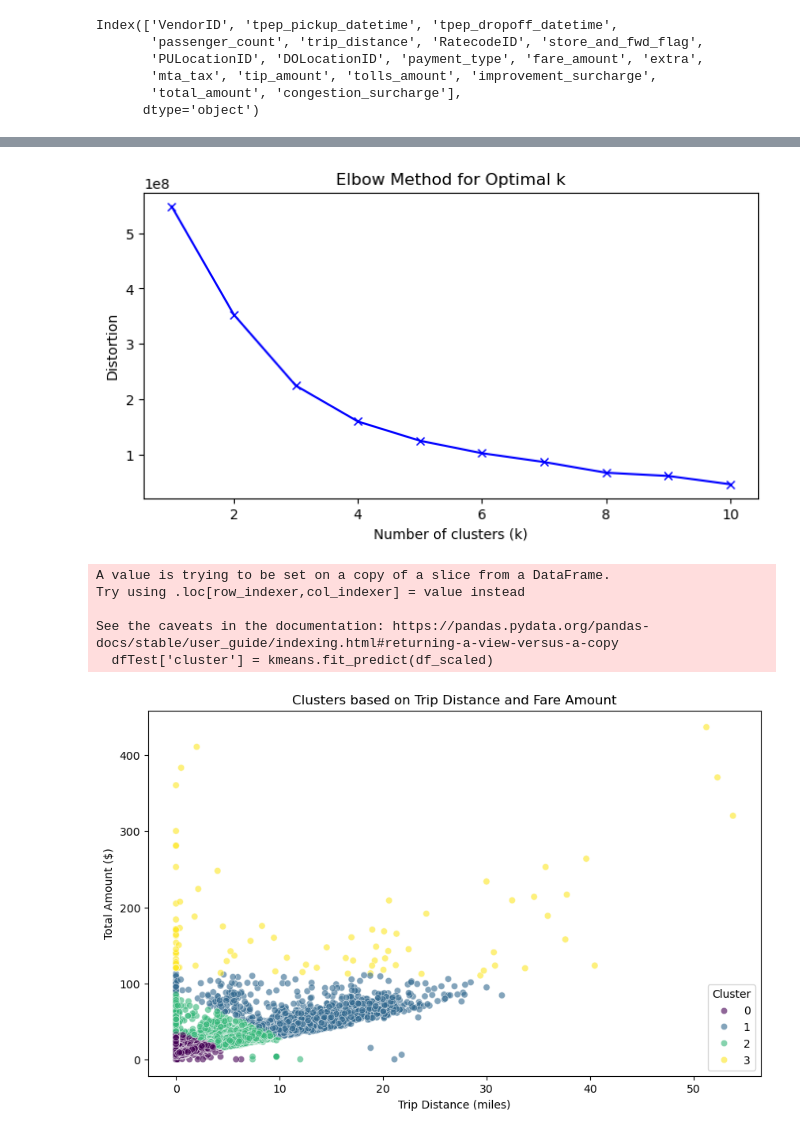
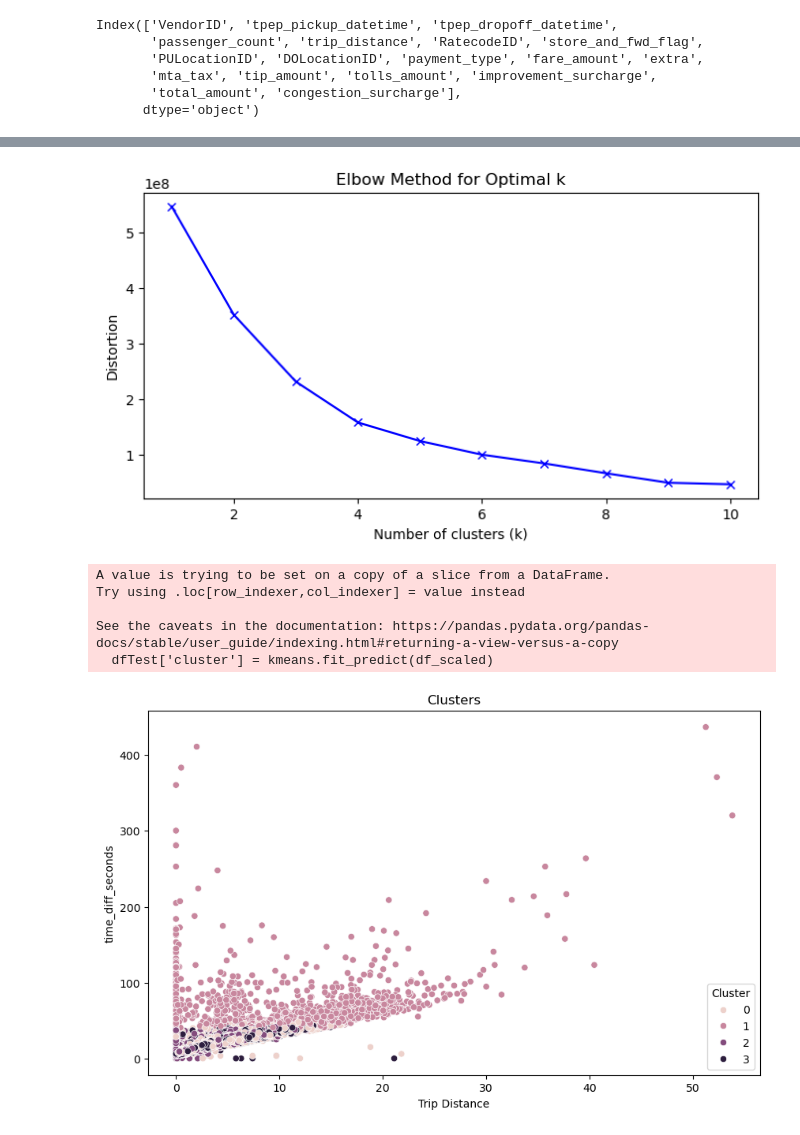
Before and after one commit to MaelGalliou/Project-Data-Integration, a Jupyter notebook: ml2.ipynb, the cells around one changed output, grey strips where cells are left out. Cells and saved outputs as stored; diff of their text form; code cells hidden in the pictures.

```diff
--- a/ml2.ipynb
+++ b/ml2.ipynb
@@ -79,0 +108,2 @@ dfTest = df_cleaned[:50000]
+# %%
+dfTest["time_diff"] = dfTest["tpep_dropoff_datetime"] - dfTest["tpep_pickup_datetime"]
@@ -79,0 +116,6 @@ dfTest = df_cleaned[:50000]
+# %%
+dfTest.loc[:,"time_diff"] = dfTest["time_diff"].astype(str).str.replace('0 days ', '')
+# %%
+dfTest["time_diff"] = pd.to_timedelta(dfTest["time_diff"])
+
+dfTest["time_diff_seconds"] = dfTest["time_diff"].dt.total_seconds().astype(float)
@@ -94,7 +147,8 @@ def plot_elbow_method(X, max_k=10):
     plt.show()
 
 # Plot the elbow method to find the optimal number of clusters
-plot_elbow_method(dfTest[["passenger_count", "trip_distance", "PULocationID", "DOLocationID", "total_amount"]])
+features = ["total_amount","DOLocationID","PULocationID"]
+plot_elbow_method(dfTest[features])
 # %% [output]
-[figure, old version]
+[figure, new version]
 # %%
@@ -116,11 +170,11 @@ See the caveats in the documentation: https://pandas.pydata.org/pandas-docs/stab
 # %%
 
 plt.figure(figsize=(10, 6))
-sns.scatterplot(data=dfTest, x='trip_distance', y='total_amount', hue='cluster', palette='viridis', alpha=0.6)
-plt.xlabel('Trip Distance (miles)')
-plt.ylabel('Total Amount ($)')
-plt.title('Clusters based on Trip Distance and Fare Amount')
+sns.scatterplot(data=dfTest, x='trip_distance', y='total_amount', hue='cluster')
+plt.xlabel('Trip Distance')
+plt.ylabel('time_diff_seconds')
+plt.title('Clusters')
 plt.legend(title='Cluster')
 plt.show()
 # %% [output]
-[figure, old version]
+[figure, new version]
```
Also changed, not shown: parts of 13 cells of this notebook.
